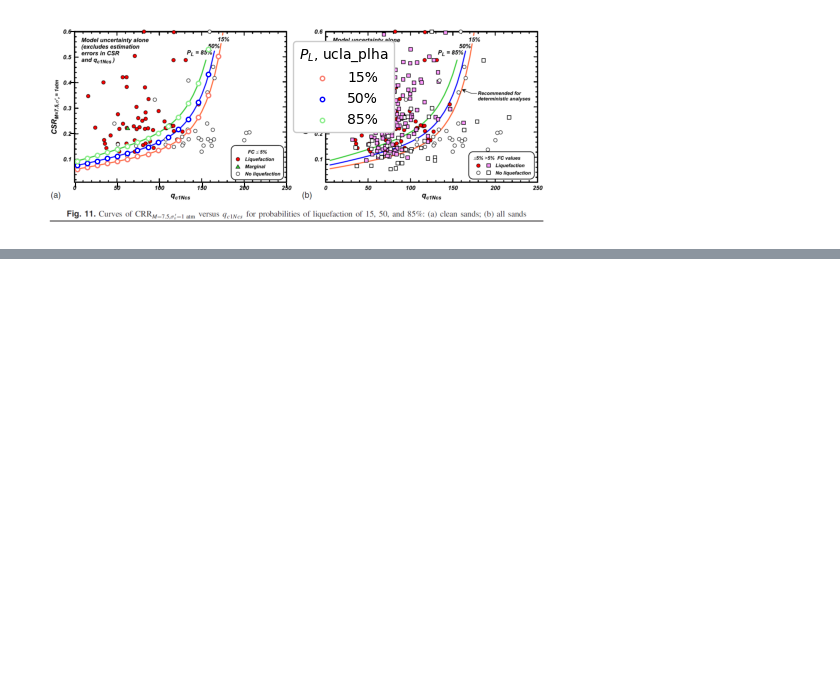
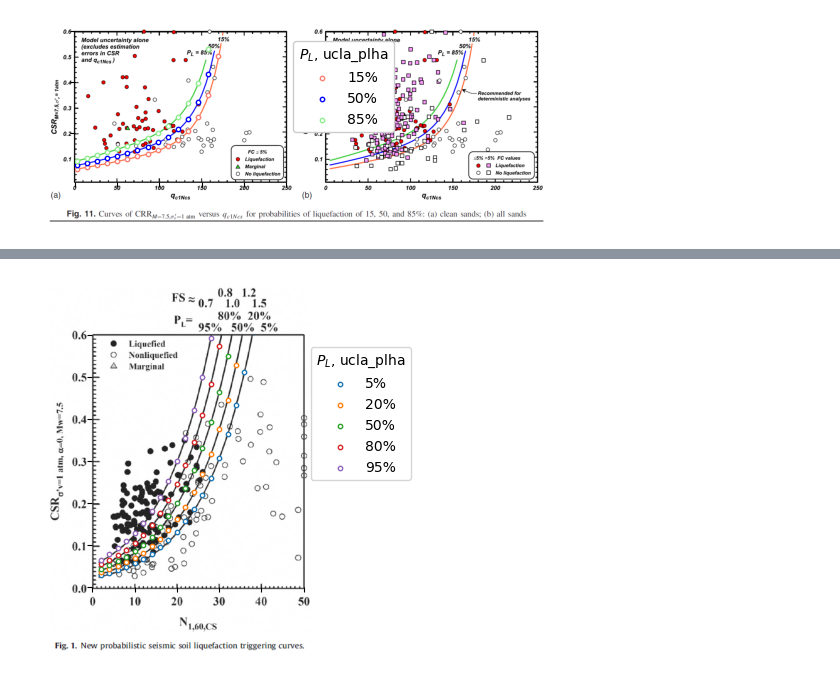
Before and after one commit to meerakota/ucla_plha, a Jupyter notebook: validation/liq.ipynb, the cells around one changed output, grey strips where cells are left out. Drawn from its saved outputs; the diff is of its cells as text; code cells hidden in the pictures; blank space fills up the shorter version.

```diff
--- a/validation/liq.ipynb
+++ b/validation/liq.ipynb
@@ -63,12 +40,19 @@ from ucla_plha.liquefaction_models import moss_et_al_2006 as mea06
 
 PL = np.asarray([0.05, 0.20, 0.50, 0.80, 0.95], dtype=float)
 Nsigma = norm.ppf(PL)
-qc1 = np.linspace(2, 20, 15)
-Rf = 0.5
-fs = Rf / 100 * qc1
+qc = np.linspace(2, 20, 15)
+rf = 0.1
+fs = rf / 100 * qc
+f1 = 0.78 * qc ** -0.33
+f2 = -(-0.32 * qc ** -0.35 + 0.49)
+f3 = np.abs(np.log10(10.0 + qc)) ** 1.21
+c = f1 * (rf / f3) ** f2
 m = np.asarray([7.5])
 pa = 101.325
 sigmavp = pa
+Cq = (pa / sigmavp) ** c
+Cq = np.minimum(Cq, 1.7)
+qc1 = Cq * qc
 mu_crr = np.empty((len(Nsigma), len(qc1)), dtype=float)
 for i in range(len(qc1)):
     mu_ln_crr, sigma_ln_crr = mea06.get_ln_crr(m, np.log(0.2), qc1[i], fs[i], sigmavp, pa)
@@ -135,0 +159,39 @@ ax_data.tick_params(axis='y', labelleft=False)
+# %%
+# Cetin et al. 2018
+
+import numpy as np
+from scipy.stats import norm
+import matplotlib.pyplot as plt
+import matplotlib.image as mpimg
+from ucla_plha.liquefaction_models import cetin_et_al_2018 as cea18
+
+n160 = np.linspace(2, 40, 20)
+m = np.asarray([7.5])
+pa = 101.325
+sigmavp = pa
+fc = 0
+PL = np.asarray([0.05, 0.20, 0.50, 0.80, 0.95], dtype=float)
+Nsigma = norm.ppf(PL)
+mu_crr = np.empty((len(PL), len(n160)), dtype=float)
+for i in range(len(n160)):
+    mu_ln_crr, sigma_ln_crr = cea18.get_ln_crr(m, n160[i], fc, sigmavp, pa)
+    for j, nsigma in enumerate(Nsigma):
+        mu_crr[j, i] = np.exp(mu_ln_crr[0] + nsigma * sigma_ln_crr[0])
+
+fig, ax_img = plt.subplots()
+
+image = mpimg.imread("cea18_fig1.png")
+ax_img.imshow(image)
+ax_img.axis("off")
+
+ax_data = fig.add_axes((0.375,0.25,0.33,0.525), frameon=False)
+ax_data.set_ylim(0,0.6)
+ax_data.set_xlim(0,50)
+colors = ['C0', 'C1', 'C2', 'C3', 'C4']
+for j in range(len(Nsigma)):
+    ax_data.scatter(n160, mu_crr[j], facecolor='white', edgecolor=colors[j], s=10, label='{:.0f}'.format(PL[j]*100) + '%')
+ax_data.tick_params(axis='x', labelbottom=False)
+ax_data.tick_params(axis='y', labelleft=False)
+legend = ax_data.legend(loc='upper left', bbox_to_anchor=(1.0,0.98,0,0), title=r'$P_L$, ucla_plha')
+# %% [output]
+[figure, added]
```
Also changed, not shown: parts of 3 cells of this notebook, 1 other file.
